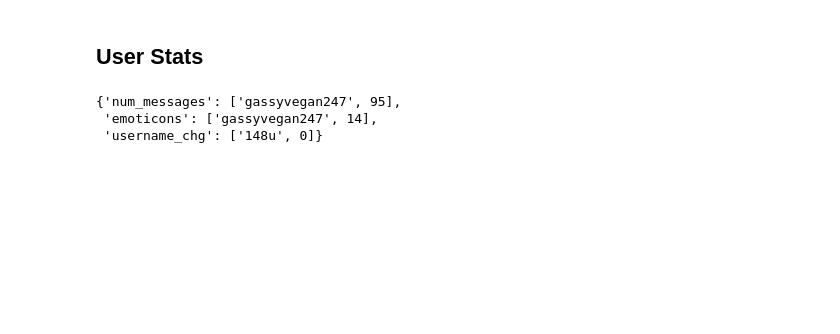
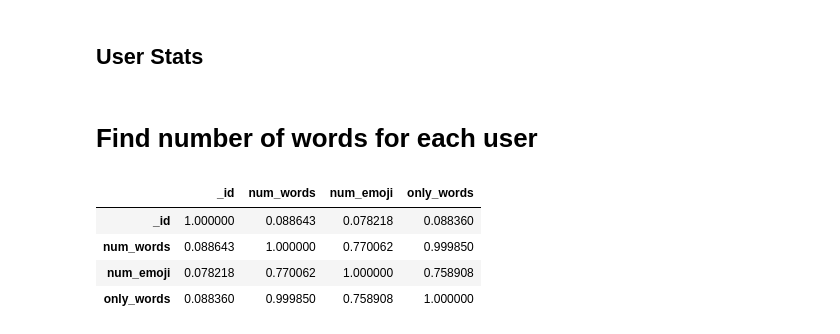
Before and after one commit to pillargg/pillar_algos, a Jupyter notebook: algorithm_3.ipynb, the cells around one changed output. Drawn from its saved outputs; the diff is of its cells as text; code cells hidden in the pictures; blank space fills up the shorter version.

```diff
--- a/algorithm_3.ipynb
+++ b/algorithm_3.ipynb
@@ -26,9 +33,5 @@ def user_stats(dataframe):
         stats[col] = [_id, stat]
 
     return stats
-# %%
-user_stats(big_df)
-# %% [output]
-{'num_messages': ['gassyvegan247', 95],
- 'emoticons': ['gassyvegan247', 14],
- 'username_chg': ['148u', 0]}
+# %% [markdown]
+# Find number of words for each user
@@ -34,0 +61,8 @@ user_stats(big_df)
+# %%
+id_words.corr()
+# %% [output]
+|  | _id | num_words | num_emoji | only_words |
+| _id | 1.000000 | 0.088643 | 0.078218 | 0.088360 |
+| num_words | 0.088643 | 1.000000 | 0.770062 | 0.999850 |
+| num_emoji | 0.078218 | 0.770062 | 1.000000 | 0.758908 |
+| only_words | 0.088360 | 0.999850 | 0.758908 | 1.000000 |
```
Also changed, not shown: parts of 17 cells of this notebook, 2 other files.
